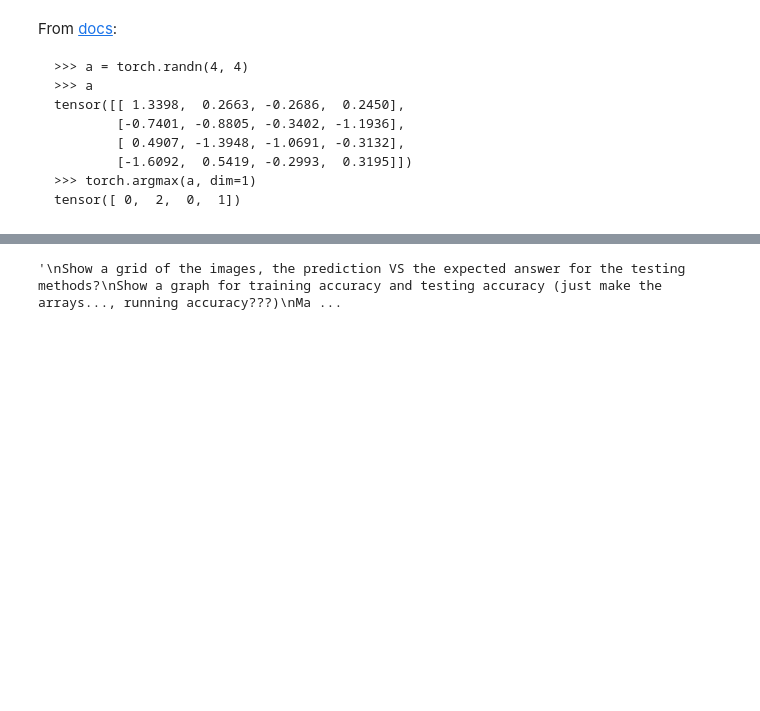
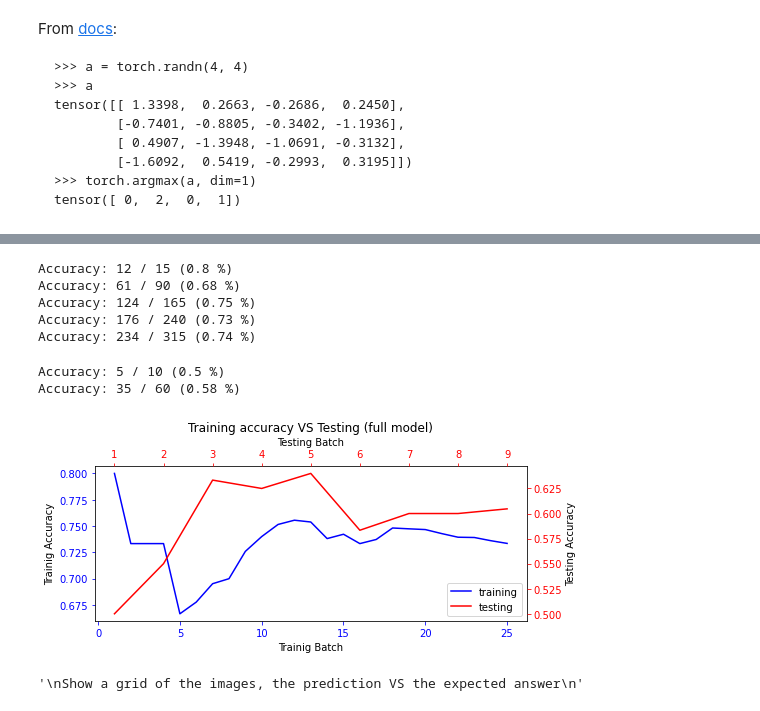
Before and after one commit to amnbot/Mais202, a Jupyter notebook: MoodFaces.ipynb, the cells around one changed output, grey strips where cells are left out. Drawn from its saved outputs; the diff is of its cells as text; code cells hidden in the pictures; blank space fills up the shorter version.

```diff
--- a/MoodFaces.ipynb
+++ b/MoodFaces.ipynb
@@ -238,11 +287,55 @@ plt.show()
+# %%
+# Training accuracy for entire model
+model_training_accuracy = []
+test_model(model, train_loader, model_training_accuracy)
+# %% [output]
+Accuracy: 12 / 15 (0.8 %)
+Accuracy: 61 / 90 (0.68 %)
+Accuracy: 124 / 165 (0.75 %)
+Accuracy: 176 / 240 (0.73 %)
+Accuracy: 234 / 315 (0.74 %)
+# %%
+# Testing accuracy for entire model
+model_testing_accuracy = []
+test_model(model, test_loader, model_testing_accuracy)
+# %% [output]
+Accuracy: 5 / 10 (0.5 %)
+Accuracy: 35 / 60 (0.58 %)
+# %%
+fig = plt.figure()
+ax = fig.add_subplot(111, label="training")
+ax2 = fig.add_subplot(111, label="testing", frame_on=False)
+plt.rcParams["figure.figsize"] = [7.50, 3.50]
+plt.rcParams["figure.autolayout"] = True
+plt.title("Training accuracy VS Testing (full model)")
+
+ax.plot(range(1, len(model_training_accuracy) + 1), model_training_accuracy, color="blue", label="training")
+ax.set_xlabel("Trainig Batch")
+ax.set_ylabel("Trainig Accuracy")
+ax.tick_params(axis='x', colors="blue")
+ax.tick_params(axis='y', colors="blue")
+
+ax2.plot(range(1, len(model_testing_accuracy) + 1), model_testing_accuracy, color="red", label="testing")
+ax2.set_xlabel("Testing Batch")
+ax2.set_ylabel("Testing Accuracy")
+ax2.xaxis.tick_top()
+ax2.yaxis.tick_right()
+ax2.xaxis.set_label_position('top')
+ax2.yaxis.set_label_position('right')
+ax2.tick_params(axis='x', colors="red")
+ax2.tick_params(axis='y', colors="red")
+
+handles, labels = [(a + b) for a, b in zip(ax.get_legend_handles_labels(), ax2.get_legend_handles_labels())]
+plt.legend(handles, labels, loc="lower right")
+plt.show()
+# %% [output]
+[figure, added]
 # %%
 """
-Show a grid of the images, the prediction VS the expected answer for the testing methods?
-Show a graph for training accuracy and testing accuracy (just make the arrays..., running accuracy???)
-Make a validation set? Idk man...
+Show a grid of the images, the prediction VS the expected answer
 """
 # %% [output]
-'\nShow a grid of the images, the prediction VS the expected answer for the testing methods?\nShow a graph for training accuracy and testing accuracy (just make the arrays..., running accuracy???)\nMa ...
+'\nShow a grid of the images, the prediction VS the expected answer\n'
 # %%
 model_scripted = torch.jit.script(model) # Export to TorchScript
 model_scripted.save('model_scripted_1.pt') # Save
```
Also changed, not shown: parts of 13 cells of this notebook.
